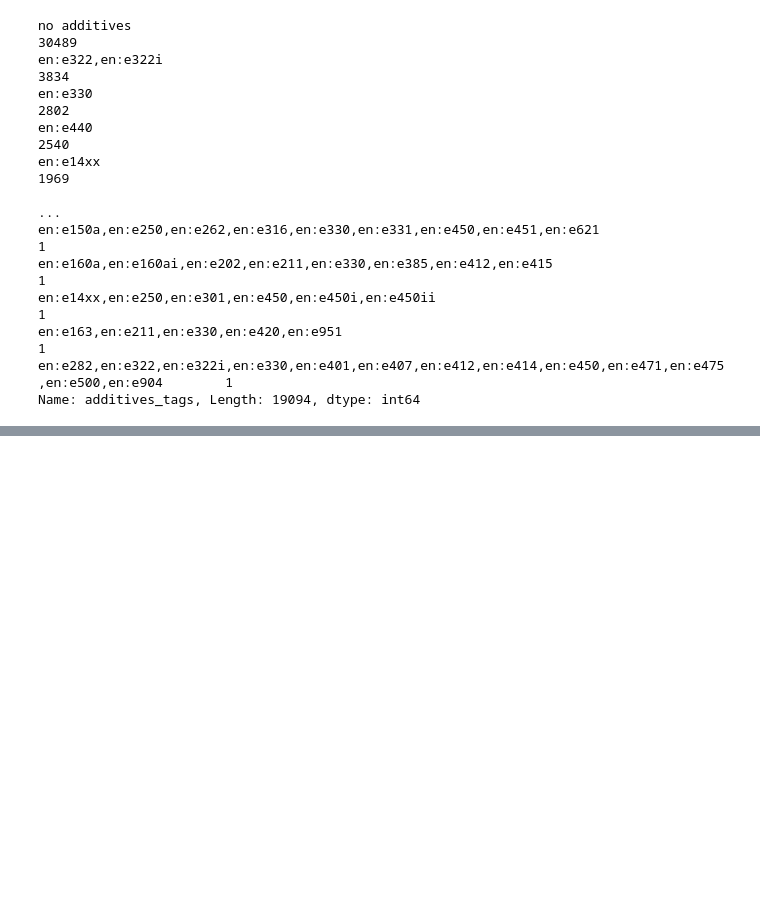
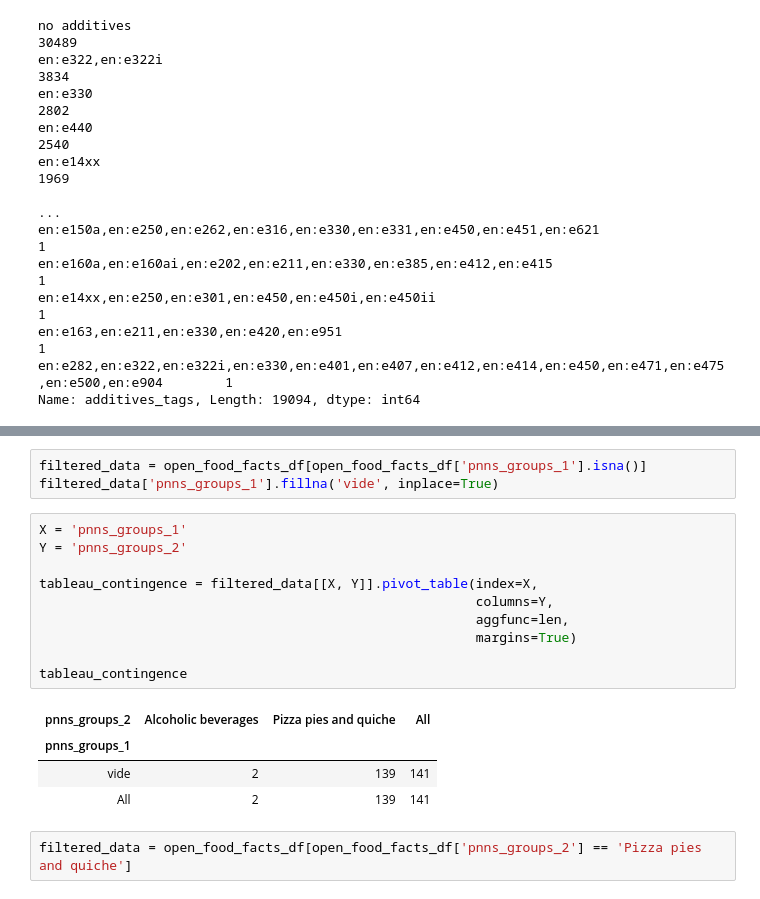
Before and after one commit to sebastienbourgeois/oc-p3-conception-application-sante-publique, a Jupyter notebook: PSante_02_notebookexploration.ipynb, the cells around one changed output, grey strips where cells are left out. Saved outputs shown, nothing was run; the diff lists cells and outputs as text; blank space fills up the shorter version.

```diff
--- a/PSante_02_notebookexploration.ipynb
+++ b/PSante_02_notebookexploration.ipynb
@@ -1442,0 +1480,20 @@ Name: additives_tags, Length: 19094, dtype: int64
+# %%
+filtered_data = open_food_facts_df[open_food_facts_df['pnns_groups_1'].isna()]
+filtered_data['pnns_groups_1'].fillna('vide', inplace=True)
+# %%
+X = 'pnns_groups_1'
+Y = 'pnns_groups_2'
+
+tableau_contingence = filtered_data[[X, Y]].pivot_table(index=X,
+                                                        columns=Y,
+                                                        aggfunc=len,
+                                                        margins=True)
+
+tableau_contingence
+# %% [output]
+| pnns_groups_2 | Alcoholic beverages | Pizza pies and quiche | All |
+| pnns_groups_1 |  |  |  |
+| vide | 2 | 139 | 141 |
+| All | 2 | 139 | 141 |
+# %%
+filtered_data = open_food_facts_df[open_food_facts_df['pnns_groups_2'] == 'Pizza pies and quiche']
```
Also changed, not shown: parts of 10 cells of this notebook.
